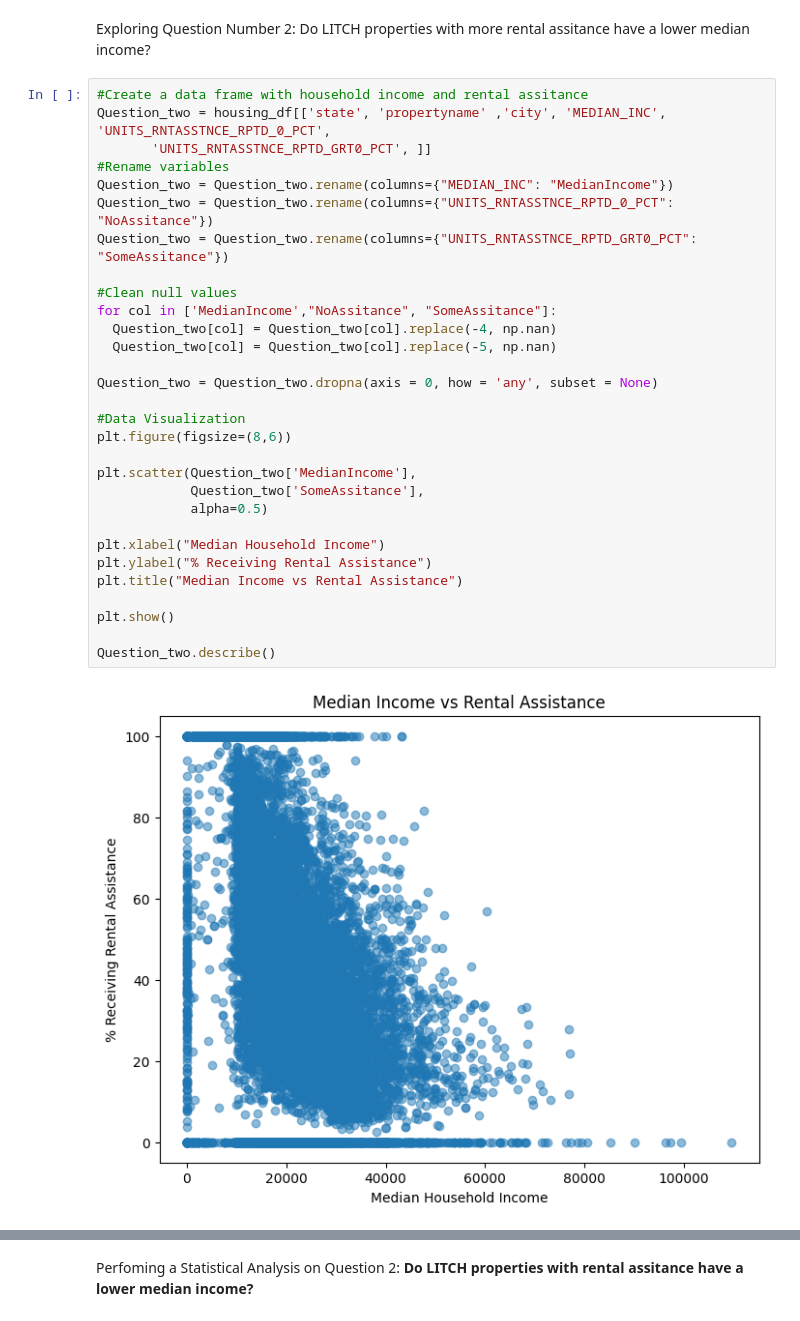
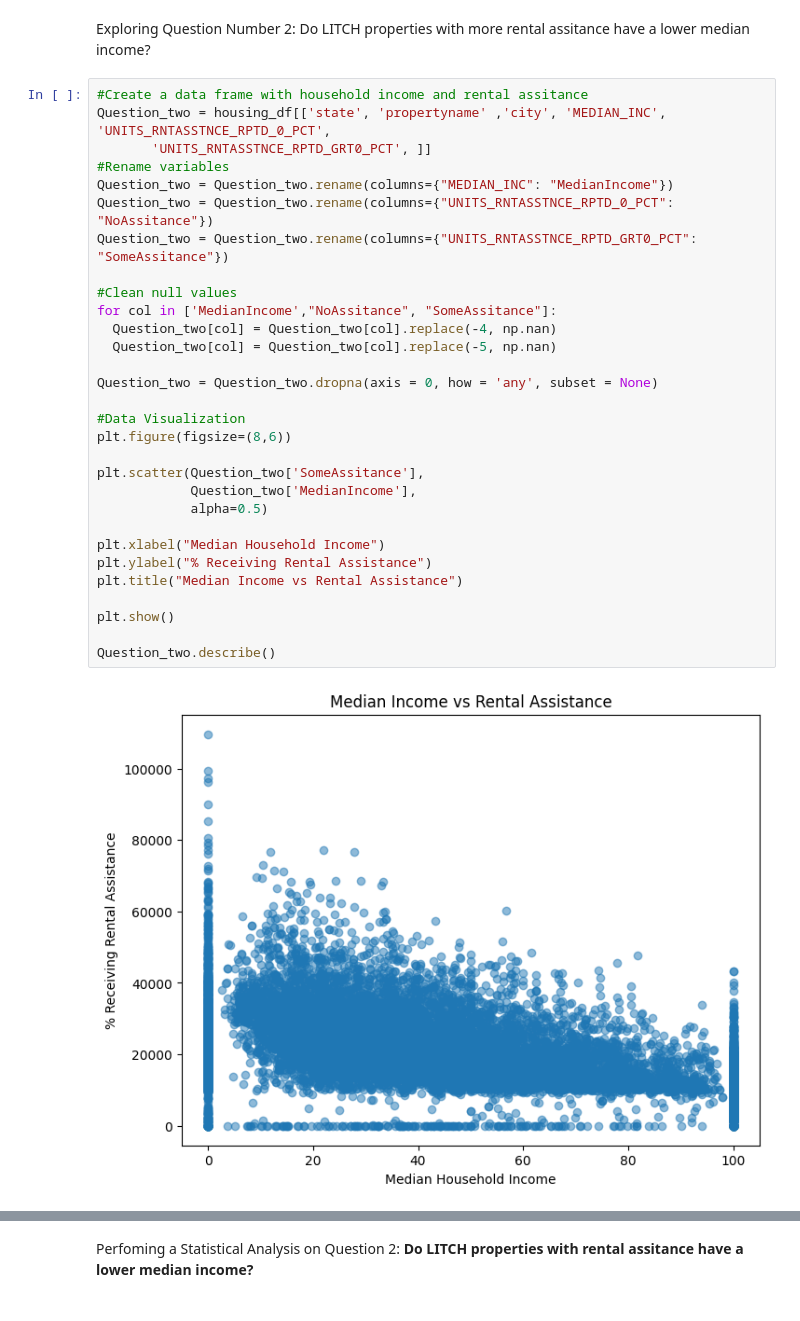
Before and after one commit to bitriagaleonela40-cmd/housing-research, a Jupyter notebook: Housing.ipynb, the cells around one changed output, grey strips where cells are left out. Drawn from its saved outputs; the diff is of its cells as text.

```diff
--- a/Housing.ipynb
+++ b/Housing.ipynb
@@ -540,35 +569,35 @@ Exploring Question Number 2: Do LITCH properties with more rental assitance have
 # %%
 #Create a data frame with household income and rental assitance
 Question_two = housing_df[['state', 'propertyname' ,'city', 'MEDIAN_INC', 'UNITS_RNTASSTNCE_RPTD_0_PCT',
        'UNITS_RNTASSTNCE_RPTD_GRT0_PCT', ]]
 #Rename variables
 Question_two = Question_two.rename(columns={"MEDIAN_INC": "MedianIncome"})
 Question_two = Question_two.rename(columns={"UNITS_RNTASSTNCE_RPTD_0_PCT": "NoAssitance"})
 Question_two = Question_two.rename(columns={"UNITS_RNTASSTNCE_RPTD_GRT0_PCT": "SomeAssitance"})
 
 #Clean null values
 for col in ['MedianIncome',"NoAssitance", "SomeAssitance"]:
   Question_two[col] = Question_two[col].replace(-4, np.nan)
   Question_two[col] = Question_two[col].replace(-5, np.nan)
 
 Question_two = Question_two.dropna(axis = 0, how = 'any', subset = None)
 
 #Data Visualization
 plt.figure(figsize=(8,6))
 
-plt.scatter(Question_two['MedianIncome'],
-            Question_two['SomeAssitance'],
+plt.scatter(Question_two['SomeAssitance'],
+            Question_two['MedianIncome'],
             alpha=0.5)
 
 plt.xlabel("Median Household Income")
 plt.ylabel("% Receiving Rental Assistance")
 plt.title("Median Income vs Rental Assistance")
 
 plt.show()
 
 Question_two.describe()
 # %% [output]
-[figure, old version]
+[figure, new version]
 |  | MedianIncome | NoAssitance | SomeAssitance |
 | count | 15907.000000 | 15907.000000 | 15907.000000 |
 | mean | 20608.595713 | 42.703062 | 48.987333 |
```
Also changed, not shown: parts of 5 cells of this notebook.
